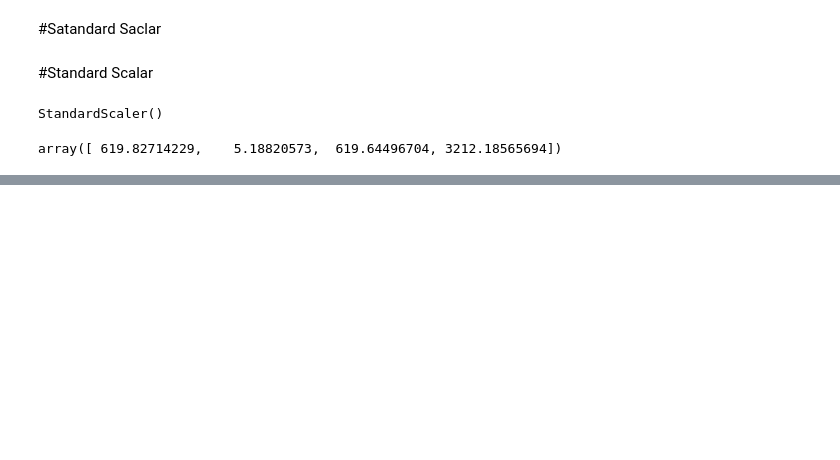
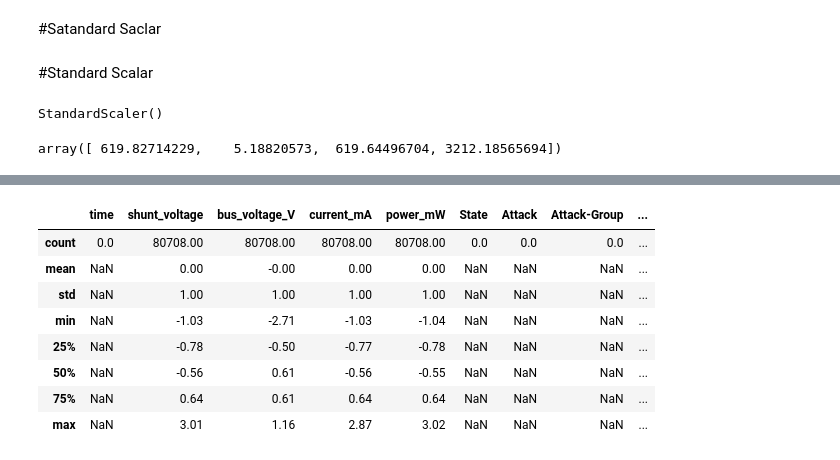
Before and after one commit to imtufail/Machine-Learning-, a Jupyter notebook: Feature Scaling /Standardization.ipynb, the cells around one changed output, grey strips where cells are left out. Cells and saved outputs as stored; diff of their text form; code cells hidden in the pictures; blank space fills up the shorter version.

```diff
--- a/Feature Scaling /Standardization.ipynb
+++ b/Feature Scaling /Standardization.ipynb
@@ -140,0 +170,12 @@ X_test_scaled = pd.DataFrame(X_test_scaled, columns=x_test.columns)
+# %%
+np.round(X_train_scaled.describe(), 2)
+# %% [output]
+|  | time | shunt_voltage | bus_voltage_V | current_mA | power_mW | State | Attack | Attack-Group | ... |
+| count | 0.0 | 80708.00 | 80708.00 | 80708.00 | 80708.00 | 0.0 | 0.0 | 0.0 | ... |
+| mean | NaN | 0.00 | -0.00 | 0.00 | 0.00 | NaN | NaN | NaN | ... |
+| std | NaN | 1.00 | 1.00 | 1.00 | 1.00 | NaN | NaN | NaN | ... |
+| min | NaN | -1.03 | -2.71 | -1.03 | -1.04 | NaN | NaN | NaN | ... |
+| 25% | NaN | -0.78 | -0.50 | -0.77 | -0.78 | NaN | NaN | NaN | ... |
+| 50% | NaN | -0.56 | 0.61 | -0.56 | -0.55 | NaN | NaN | NaN | ... |
+| 75% | NaN | 0.64 | 0.61 | 0.64 | 0.64 | NaN | NaN | NaN | ... |
+| max | NaN | 3.01 | 1.16 | 2.87 | 3.02 | NaN | NaN | NaN | ... |
```
Also changed, not shown: parts of 5 cells of this notebook.
